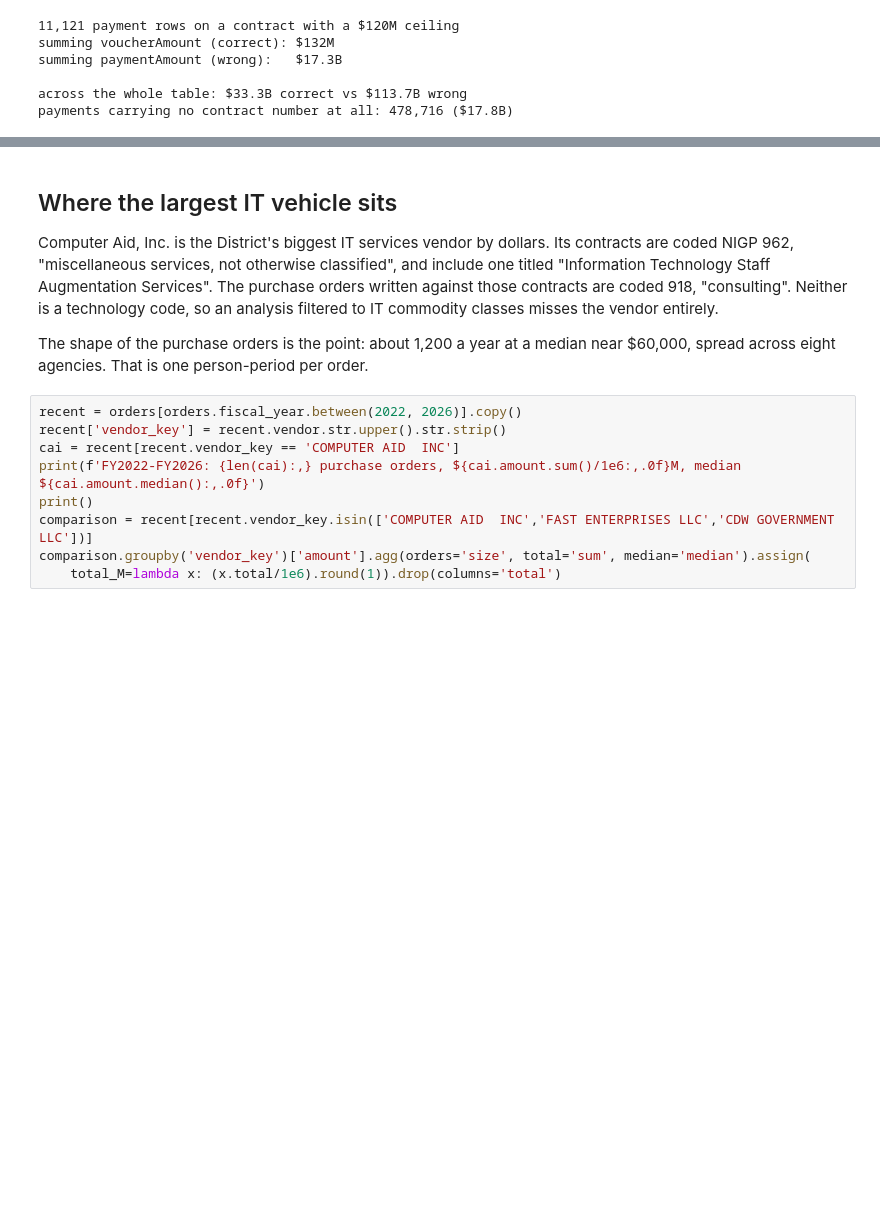
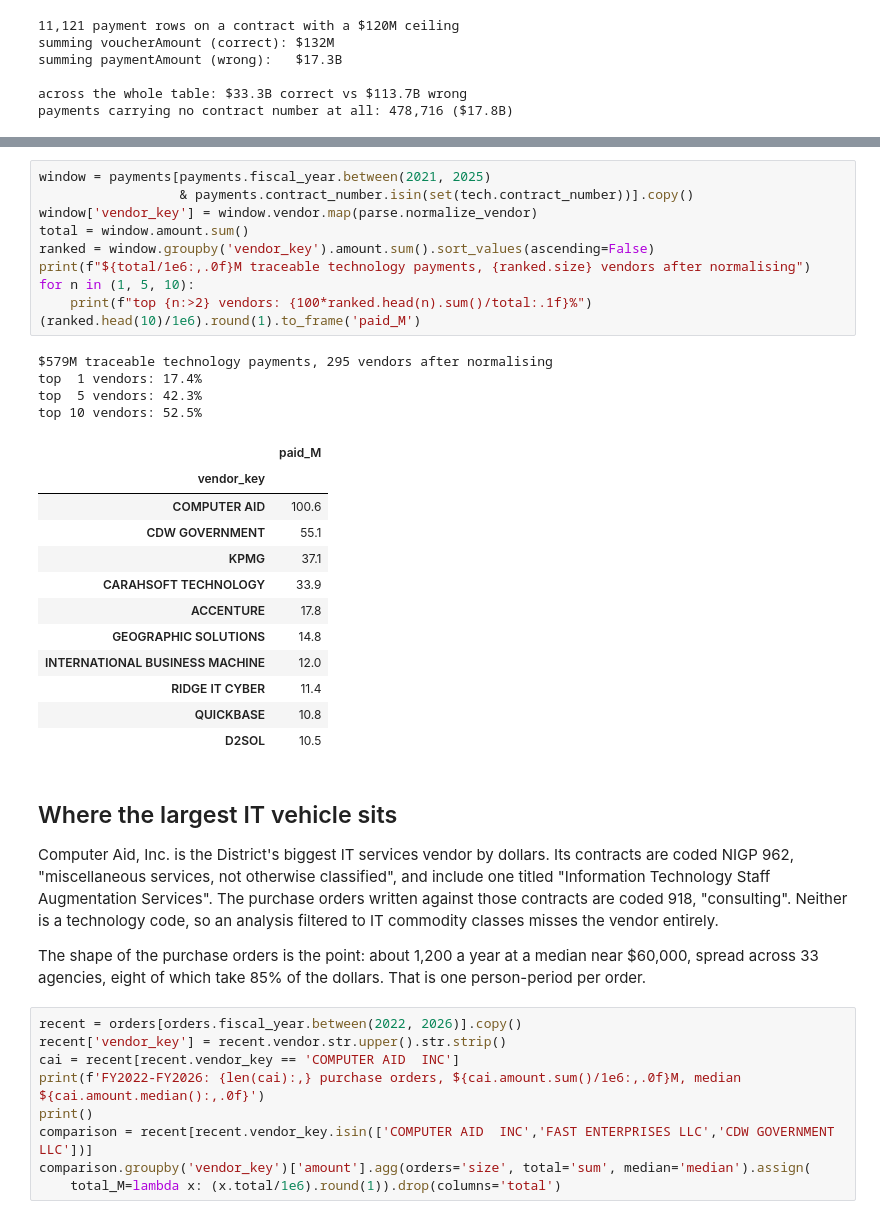
Before and after one commit to abigailhaddad/dc-software-procurement, a Jupyter notebook: analysis/how_dc_buys_software.ipynb, the cells around one changed output, grey strips where cells are left out. Cells and saved outputs as stored; diff of their text form; blank space fills up the shorter version.

```diff
--- a/analysis/how_dc_buys_software.ipynb
+++ b/analysis/how_dc_buys_software.ipynb
@@ -181,3 +194,30 @@ payments carrying no contract number at all: 478,716 ($17.8B)
+# %%
+window = payments[payments.fiscal_year.between(2021, 2025)
+                  & payments.contract_number.isin(set(tech.contract_number))].copy()
+window['vendor_key'] = window.vendor.map(parse.normalize_vendor)
+total = window.amount.sum()
+ranked = window.groupby('vendor_key').amount.sum().sort_values(ascending=False)
+print(f"${total/1e6:,.0f}M traceable technology payments, {ranked.size} vendors after normalising")
+for n in (1, 5, 10):
+    print(f"top {n:>2} vendors: {100*ranked.head(n).sum()/total:.1f}%")
+(ranked.head(10)/1e6).round(1).to_frame('paid_M')
+# %% [output]
+$579M traceable technology payments, 295 vendors after normalising
+top  1 vendors: 17.4%
+top  5 vendors: 42.3%
+top 10 vendors: 52.5%
+|  | paid_M |
+| vendor_key |  |
+| COMPUTER AID | 100.6 |
+| CDW GOVERNMENT | 55.1 |
+| KPMG | 37.1 |
+| CARAHSOFT TECHNOLOGY | 33.9 |
+| ACCENTURE | 17.8 |
+| GEOGRAPHIC SOLUTIONS | 14.8 |
+| INTERNATIONAL BUSINESS MACHINE | 12.0 |
+| RIDGE IT CYBER | 11.4 |
+| QUICKBASE | 10.8 |
+| D2SOL | 10.5 |
 # %% [markdown]
 ## Where the largest IT vehicle sits
 
@@ -188,7 +228,8 @@ against those contracts are coded 918, "consulting". Neither is a technology cod
 analysis filtered to IT commodity classes misses the vendor entirely.
 
 The shape of the purchase orders is the point: about 1,200 a year at a median near $60,000,
-spread across eight agencies. That is one person-period per order.
+spread across 33 agencies, eight of which take 85% of the dollars. That is one
+person-period per order.
 # %%
 recent = orders[orders.fiscal_year.between(2022, 2026)].copy()
 recent['vendor_key'] = recent.vendor.str.upper().str.strip()
```
Also changed, not shown: parts of 14 cells of this notebook, 7 other files.
